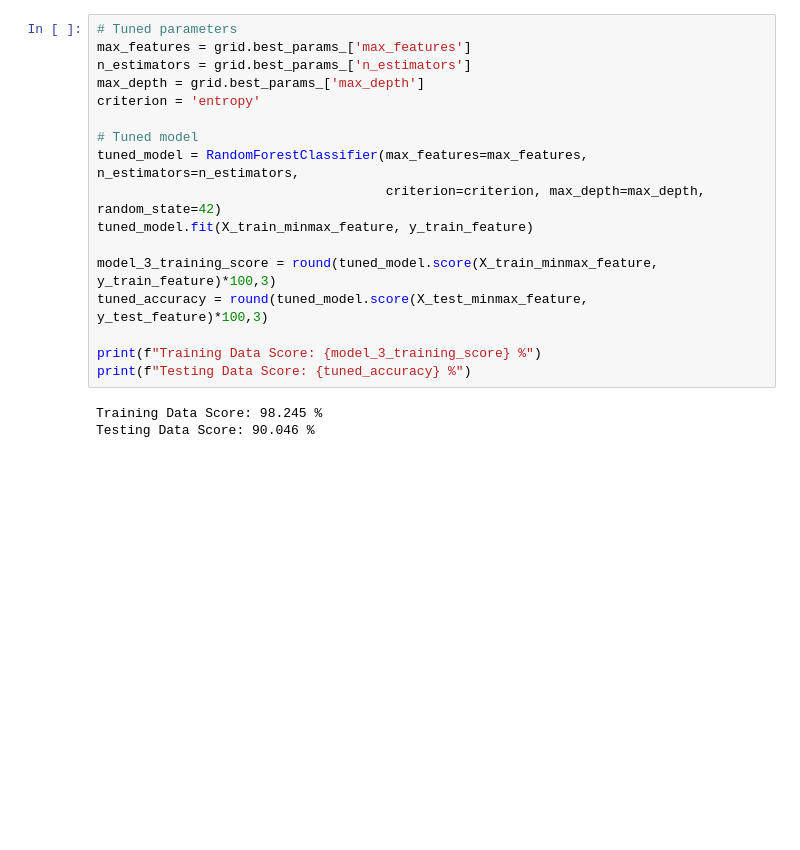
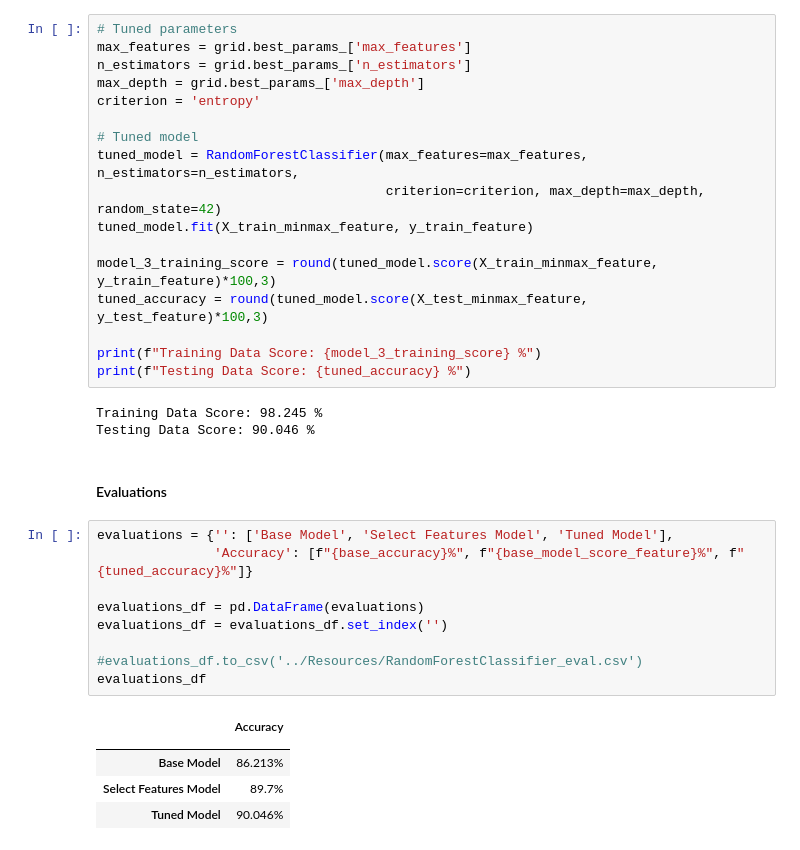
Before and after one commit to sushant822/machine-learning-challenge, a Jupyter notebook: final/RF.ipynb, the cells around one changed output. Drawn from its saved outputs; the diff is of its cells as text; blank space fills up the shorter version.

```diff
--- a/final/RF.ipynb
+++ b/final/RF.ipynb
@@ -205,3 +205,20 @@ print(f"Testing Data Score: {tuned_accuracy} %")
 # %% [output]
 Training Data Score: 98.245 %
 Testing Data Score: 90.046 %
+# %% [markdown]
+#### Evaluations
+# %%
+evaluations = {'': ['Base Model', 'Select Features Model', 'Tuned Model'],
+               'Accuracy': [f"{base_accuracy}%", f"{base_model_score_feature}%", f"{tuned_accuracy}%"]}
+
+evaluations_df = pd.DataFrame(evaluations)
+evaluations_df = evaluations_df.set_index('')
+
+#evaluations_df.to_csv('../Resources/RandomForestClassifier_eval.csv')
+evaluations_df
+# %% [output]
+|  | Accuracy |
+|  |  |
+| Base Model | 86.213% |
+| Select Features Model | 89.7% |
+| Tuned Model | 90.046% |
```
Also changed, not shown: 1 other file.
